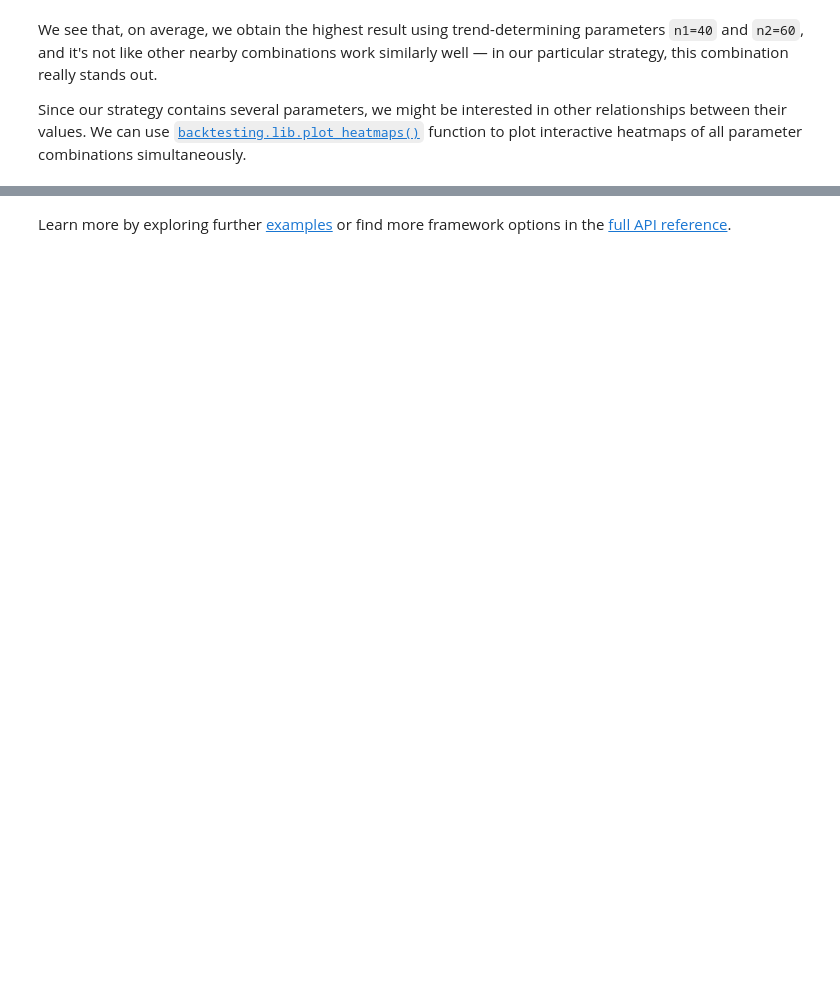
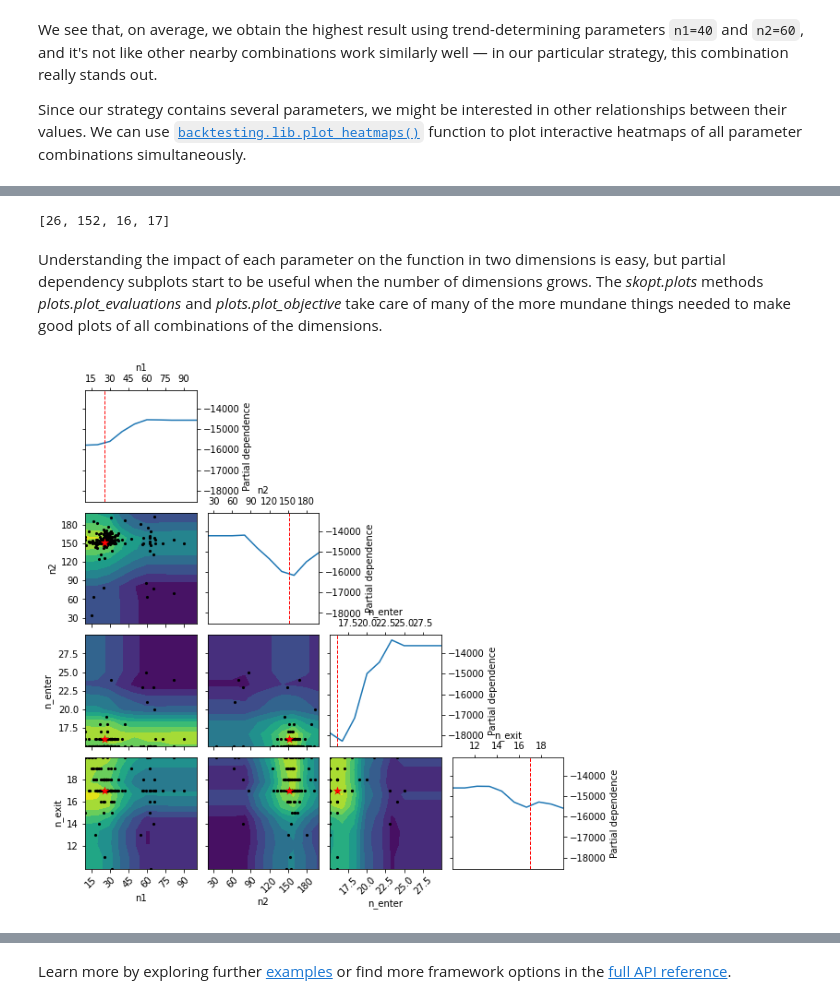
Before and after one commit to kernc/backtesting.py, a Jupyter notebook: doc/examples/Parameter Heatmap.ipynb, the cells around one changed output, grey strips where cells are left out. Cells and saved outputs as stored; diff of their text form; code cells hidden in the pictures; blank space fills up the shorter version.

Commit message:
added skopt to Parameter Heatmap notebook

```diff
--- a/doc/examples/Parameter Heatmap.ipynb
+++ b/doc/examples/Parameter Heatmap.ipynb
@@ -176,0 +134,24 @@ Column(id='1252', ...)
+# %%
+stats_skopt, optimization, heatmap_skopt = backtest.optimize(
+    n1=range(10, 110, 10),
+    n2=range(20, 210, 20),
+    n_enter=range(15, 35, 5),
+    n_exit=range(10, 25, 5),
+    constraint=lambda p: p.n_exit < p.n_enter < p.n1 < p.n2,
+    maximize='Equity Final [$]',
+    method='skopt',
+    max_tries=200,
+    return_heatmap=True,
+    return_optimization=True)
+# %%
+optimization.x
+# %% [output]
+[26, 152, 16, 17]
+# %% [markdown]
+Understanding the impact of each parameter on the function in two dimensions is easy, but partial dependency subplots start to be useful when the number of dimensions grows. The *skopt.plots* methods *plots.plot_evaluations* and *plots.plot_objective*  take care of many of the more mundane things needed to make good plots of all combinations of the dimensions.
+# %%
+from skopt.plots import plot_objective
+
+_ = plot_objective(optimization, n_points=10)
+# %% [output]
+[figure, added]
```
Also changed, not shown: parts of 9 cells of this notebook, 2 other files.
